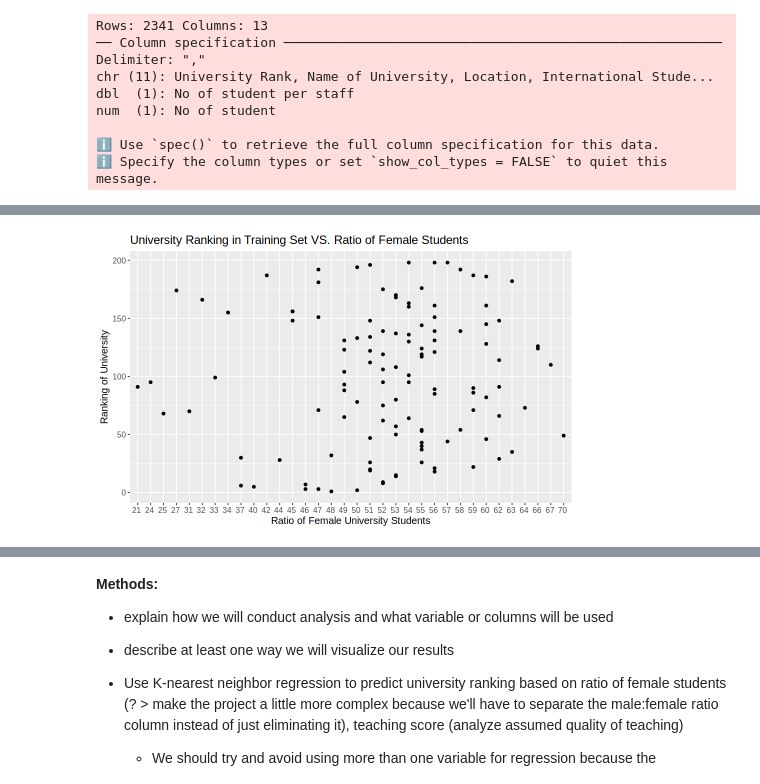
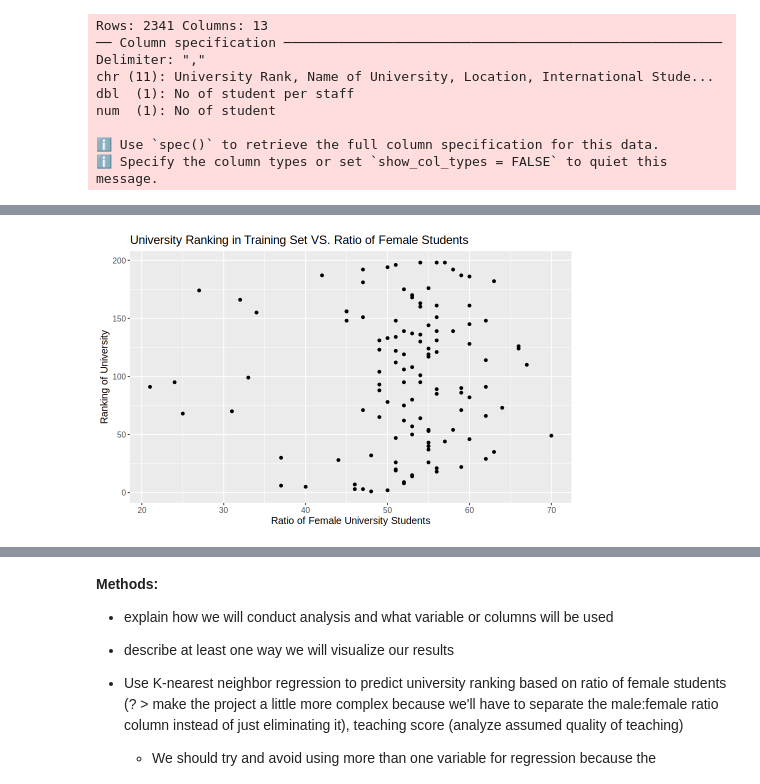
Before and after one commit to petercmh01/DSCI_004_Group_36, a Jupyter notebook: Project_Proposal_36.ipynb, the cells around one changed output, grey strips where cells are left out. Saved outputs shown, nothing was run; the diff lists cells and outputs as text; code cells hidden in the pictures.

Commit message:
finished prelim data analysis
added the summarizing table of the training data set

```diff
--- a/Project_Proposal_36.ipynb
+++ b/Project_Proposal_36.ipynb
@@ -72,30 +69,30 @@ num  (1): No of student
 #initial data wrangling
 university_rename <- university_data |> #rename relevant columns
     rename(
-       "uni_rank" = "University Rank",
-        "uni_name" = "Name of University",
-        "no_of_students" = "No of student",
-        "no_students_per_staff" = "No of student per staff",
+       "university_rank" = "University Rank",
+        "name_of_university" = "Name of University",
+        "number_of_students" = "No of student",
+        "number_students_per_staff" = "No of student per staff",
         "international_students" = "International Student",
         "femalemale_ratio" = "Female:Male Ratio"
     )
 
 university_student_stats <- university_rename |> #create tibble with only relvant columns
-    select(uni_rank, uni_name, no_of_students, no_students_per_staff, international_students, femalemale_ratio) |>
-    filter(uni_rank != "Reporter") |> #filter out unranked universities
+    select(university_rank, name_of_university, number_of_students, number_students_per_staff, international_students, femalemale_ratio) |>
+    filter(university_rank != "Reporter") |> #filter out unranked universities
     filter(complete.cases(femalemale_ratio)) |> #filter out universities that did not report a female:male student ratio
-    mutate(uni_rank = as.numeric(uni_rank)) |> #change ranking from character to numeric
-    drop_na(uni_rank) #filter for only universities with a non-range ranking (eg. no universities ranked 200-250)
+    mutate(university_rank = as.numeric(university_rank)) |>
+    drop_na(university_rank) #filter out universities whose ranks are ranges (eg. 201-250)
 
 university_separate <- university_student_stats |> #separate male and female student ratio into two columns
     separate(
         col = femalemale_ratio,
         into = c("female_student_ratio", "male_student_ratio"),
-        sep = ":")
+        sep = ":") |>
+   mutate(female_student_ratio = as.numeric(female_student_ratio))
 
 university_female <- university_separate |> #separate tibble with only univeristy rank, name and ratio of female students
-    select(uni_rank, uni_name, female_student_ratio)
-university_female
+    select(university_rank, name_of_university, female_student_ratio)
 # %% [output]
 Warning message:
 “There was 1 warning in `mutate()`.
@@ -119,23 +102,21 @@ A tibble: 173 × 3
 # %%
-#split data into training and testing sets; summarize training set in one table
+#split data into training and testing sets
 set.seed(2023) #set seed DO NOT CHANGE!
 
-university_split <- initial_split(university_female, prop = 0.70, strata = uni_rank) #split data into training and testing sets
+university_split <- initial_split(university_female, prop = 0.70, strata = university_rank)
 university_training <- training(university_split)
 university_testing <- testing(university_split)
-
-training_table <- university_training |>
 # %%
 #generate scatterplot of university ranking vs. female student ratio
 options(repr.plot.height = 5, repr.plot.width = 8) #set visualization dimensions
 
 uni_ratio_plot <- university_training |>
-    ggplot(aes(x = female_student_ratio, y = uni_rank)) +
+    ggplot(aes(x = female_student_ratio, y = university_rank)) +
     geom_point() +
     xlab("Ratio of Female University Students") +
     ylab("Ranking of University") +
     ggtitle("University Ranking in Training Set VS. Ratio of Female Students") +
     theme(text = element_text(size=12))
 uni_ratio_plot
 # %% [output]
-[figure, old version]
+[figure, new version]
```
Also changed, not shown: parts of 3 cells of this notebook.
